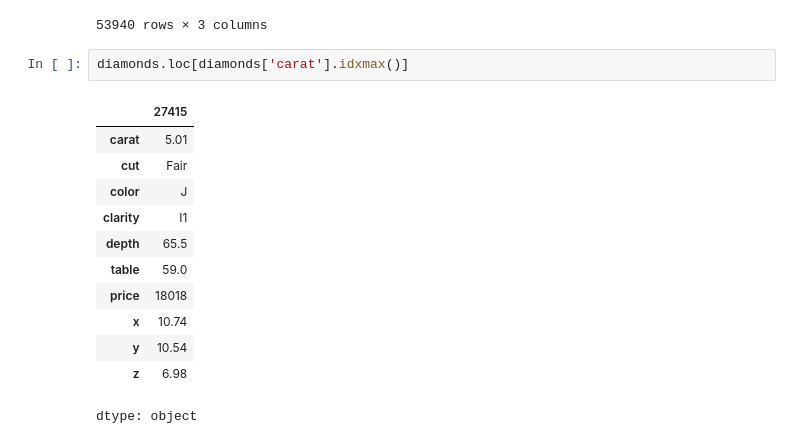
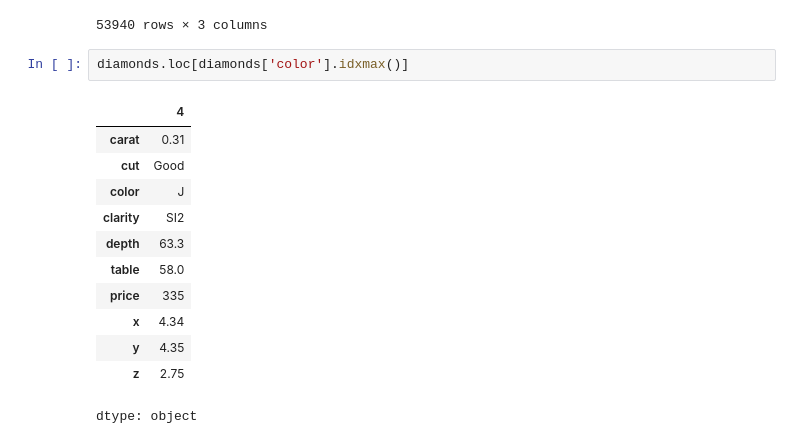
Before and after one commit to Samarthsri1608/Machine_Learning, a Jupyter notebook: seaborn.ipynb, the cells around one changed output. Saved outputs shown, nothing was run; the diff lists cells and outputs as text.

```diff
--- a/seaborn.ipynb
+++ b/seaborn.ipynb
@@ -80,17 +80,17 @@ diamonds[['carat','cut','color']]
 | 53939 | 0.75 | Ideal | D |
 53940 rows × 3 columns
 # %%
-diamonds.loc[diamonds['carat'].idxmax()]
+diamonds.loc[diamonds['color'].idxmax()]
 # %% [output]
-|  | 27415 |
-| carat | 5.01 |
-| cut | Fair |
+|  | 4 |
+| carat | 0.31 |
+| cut | Good |
 | color | J |
-| clarity | I1 |
-| depth | 65.5 |
-| table | 59.0 |
-| price | 18018 |
-| x | 10.74 |
-| y | 10.54 |
-| z | 6.98 |
+| clarity | SI2 |
+| depth | 63.3 |
+| table | 58.0 |
+| price | 335 |
+| x | 4.34 |
+| y | 4.35 |
+| z | 2.75 |
 dtype: object
```
Also changed, not shown: parts of 18 cells of this notebook.
